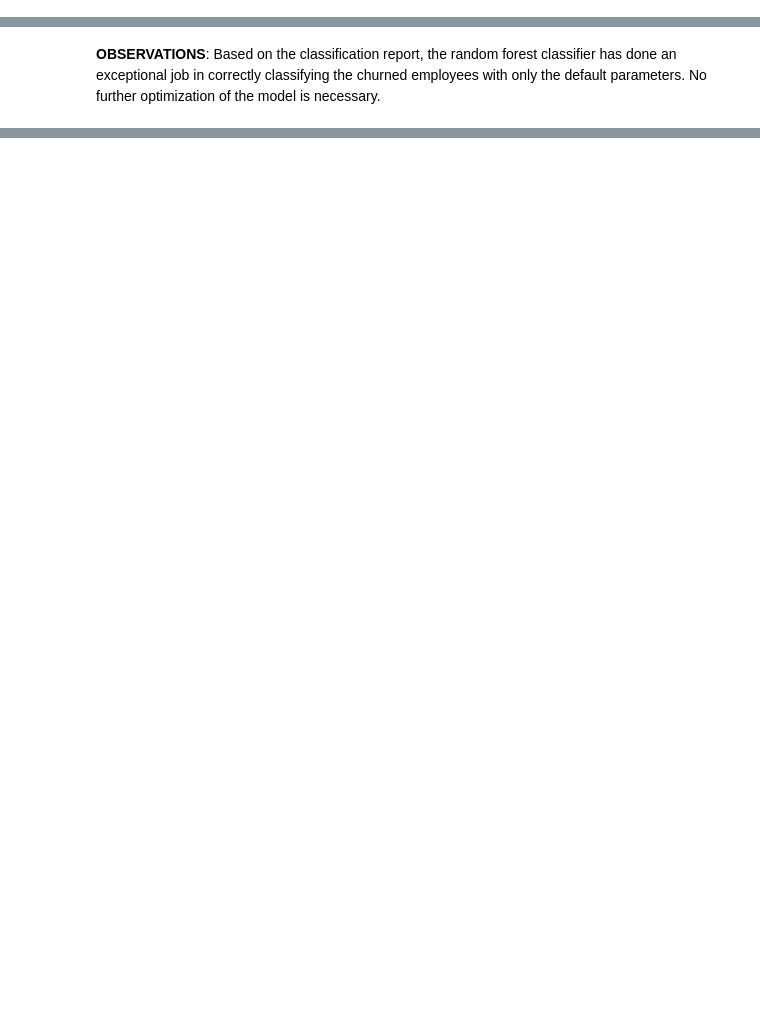
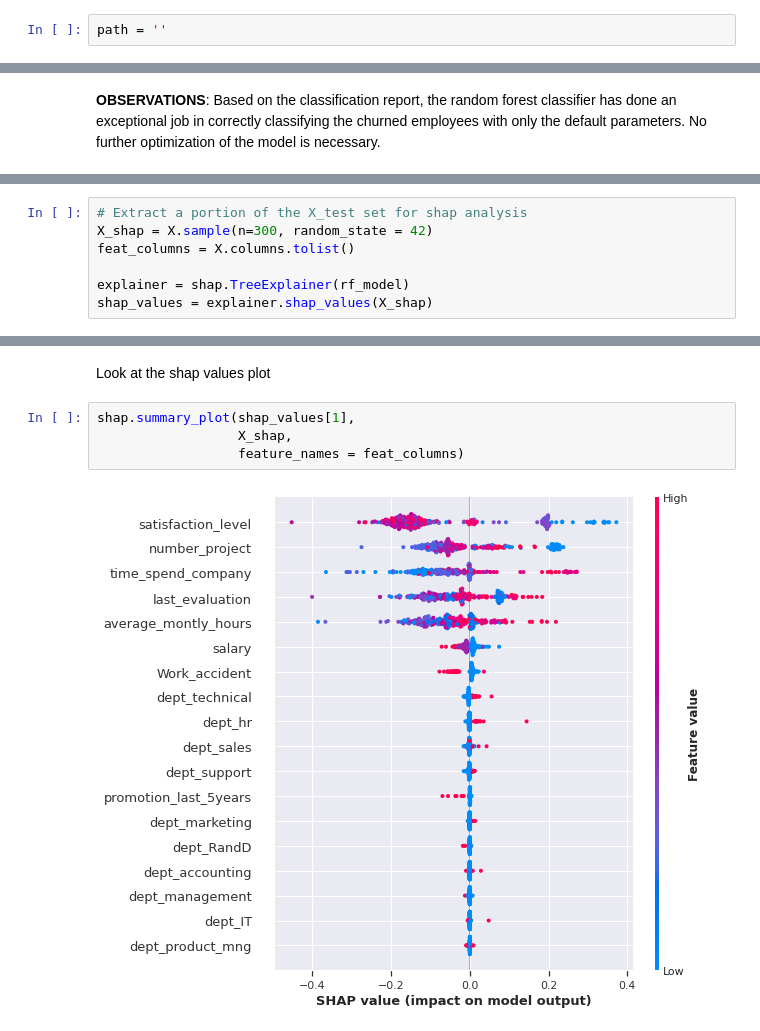
Before and after one commit to anthonyckleung/HR-Churn-Analysis, a Jupyter notebook: hr_churn_classification.ipynb, the cells around one changed output, grey strips where cells are left out. Saved outputs shown, nothing was run; the diff lists cells and outputs as text; blank space fills up the shorter version.

Commit message:
Began SHAP analysis

```diff
--- a/hr_churn_classification.ipynb
+++ b/hr_churn_classification.ipynb
@@ -45,3 +38,5 @@ path = '/content/gdrive/My Drive/Colab Notebooks/1000ML/Unit2_Classification/Pro
+# %%
+path = ''
 # %%
 df = pd.read_csv(path, index_col=[0])
 # %%
@@ -260,0 +261,7 @@ weighted avg       0.99      0.99      0.99      3000
+# %%
+# Extract a portion of the X_test set for shap analysis
+X_shap = X.sample(n=300, random_state = 42)
+feat_columns = X.columns.tolist()
+
+explainer = shap.TreeExplainer(rf_model)
+shap_values = explainer.shap_values(X_shap)
@@ -260,0 +283,8 @@ weighted avg       0.99      0.99      0.99      3000
+# %% [markdown]
+Look at the shap values plot
+# %%
+shap.summary_plot(shap_values[1],
+                  X_shap,
+                  feature_names = feat_columns)
+# %% [output]
+[figure, added]
```
Also changed, not shown: parts of 12 cells of this notebook.
